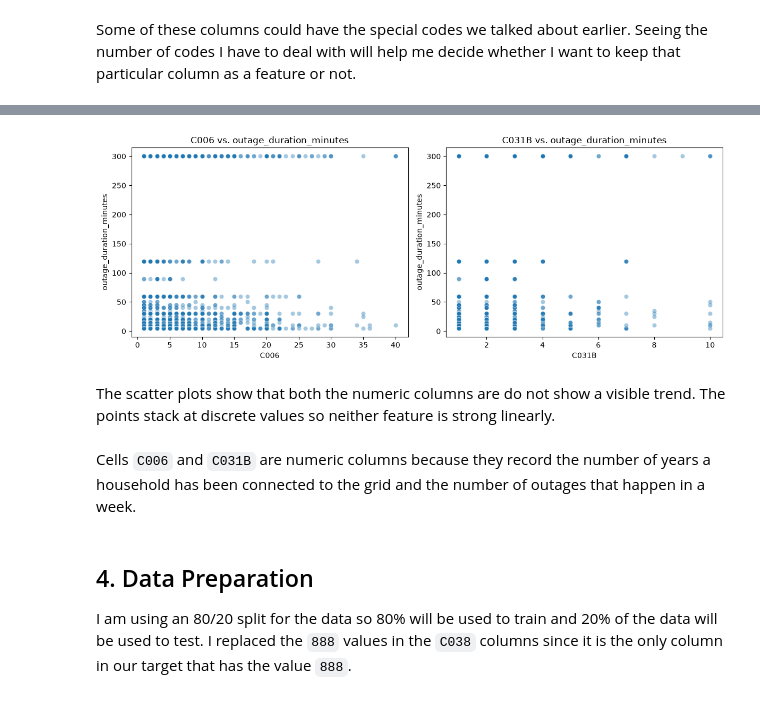
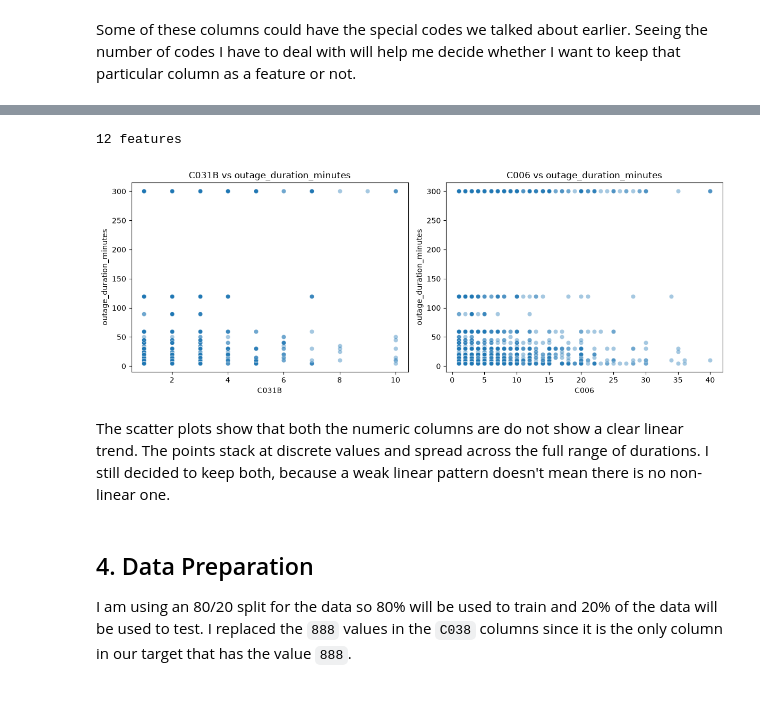
Before and after one commit to Abigail-Salem-Tendo/linear_regression_model, a Jupyter notebook: summative/linear_regression/multivariate.ipynb, the cells around one changed output, grey strips where cells are left out. Cells and saved outputs as stored; diff of their text form; code cells hidden in the pictures.

```diff
--- a/summative/linear_regression/multivariate.ipynb
+++ b/summative/linear_regression/multivariate.ipynb
@@ -75,0 +66,3 @@ Name: count, dtype: int64
+# %%
+outage_households = connected_to_grid[connected_to_grid["C032B_UNITY"].notna()].copy()
+print("Grid connected households with a duration unit:", len(outage_households))
@@ -127,12 +108,9 @@ After checking the counts of each value in the hours row, 415 rows have a value
 # %%
-target_df = outage_rows.copy()
-target_df['outage_duration_minutes'] = np.where(
-    target_df["C032B_UNITY"] == 1,
-    target_df["C032B"] * 60,
-    target_df["C032B"]
+target_col = "outage_duration_minutes"
+
+outage_households[target_col] = np.where(
+    outage_households["C032B_UNITY"] == 1,
+    outage_households["C032B"] * 60,
+    outage_households["C032B"]
 )
-
-# cap the values at 300 minutes
-target_df['outage_duration_minutes'] = (target_df['outage_duration_minutes'].clip(upper=300))
-
-target_col = "outage_duration_minutes"
+outage_households[target_col] = outage_households[target_col].clip(upper=300)
@@ -227,0 +185,5 @@ C171        0    0    0     0                    0
+# %%
+# Share of the most common values, to check whether a column barely varies
+for column in ["C013", "C014", "C015", "C016", "C171"]:
+    share_of_each_value = outage_households[column].value_counts(normalize=True, dropna=False)
+    print(column, share_of_each_value.round(3).head(3).to_dict())
@@ -236,24 +204,23 @@ Dropped:
+# %%
+numeric_features = ["C031B", "C006"]  # counts: outages per week, years connected
+categorical_features = [
+    "DISTRICT", "HI04", "TYPEHH", "C008", "C012",
+    "C018", "C019", "C026", "C028B", "C038",
+]
+feature_columns = numeric_features + categorical_features
+print(len(feature_columns), "features")
+# %% [output]
+12 features
 # %%
-numeric_cols = ["C006", "C031B"]
+fig, axes = plt.subplots(1, 2, figsize=(12, 4.5))
 
-fig, axes = plt.subplots(1, len(numeric_cols), figsize=(12, 4.5))
-
-for ax, col in zip(axes, numeric_cols):
-    plot_df = target_df[[col, target_col]].dropna()
-    sns.scatterplot(
-        data=plot_df,
-        x=col,
-        y=target_col,
-        alpha=0.4,
-        ax=ax,
-    )
-    ax.set_title(f"{col} vs. {target_col}")
-    ax.set_xlabel(col)
-    ax.set_ylabel(target_col)
+for axis, column in zip(axes, numeric_features):
+    sns.scatterplot(data=outage_households, x=column, y=target_col, alpha=0.4, ax=axis)
+    axis.set_title(f"{column} vs {target_col}")
 
 plt.tight_layout()
 plt.show()
 # %% [output]
-[figure, old version]
+[figure, new version]
 # %% [markdown]
-The scatter plots show that both the numeric columns are do not show a visible trend. The points stack at discrete values so neither feature is strong linearly.
+The scatter plots show that both the numeric columns are do not show a clear linear trend. The points stack at discrete values and spread across the full range of durations. I still decided to keep both, because a weak linear pattern doesn't mean there is no non-linear one.
@@ -277,5 +227,3 @@ selected_features = numeric_features + categorical_features
-# %% [markdown]
-Cells `C006` and `C031B` are numeric columns because they record the number of years a household has been connected to the grid and the number of outages that happen in a week.
 # %% [markdown]
 ## 4. Data Preparation
 I am using an 80/20 split for the data so 80% will be used to train and 20% of the data will be used to test. I replaced the `888` values in the `C038` columns since it is the only column in our target that has the value `888`.
```
Also changed, not shown: parts of 59 cells of this notebook, 2 other files.
